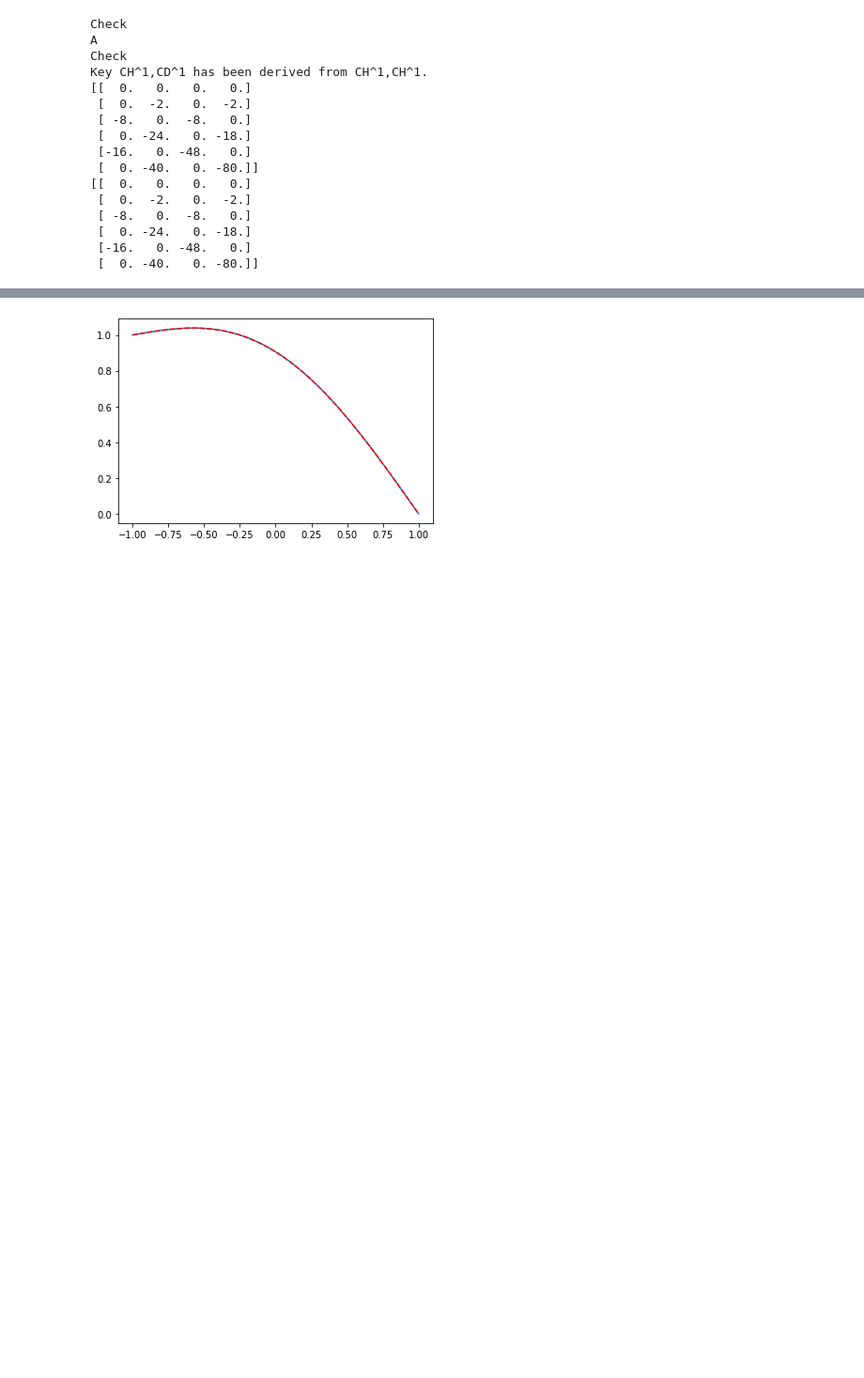
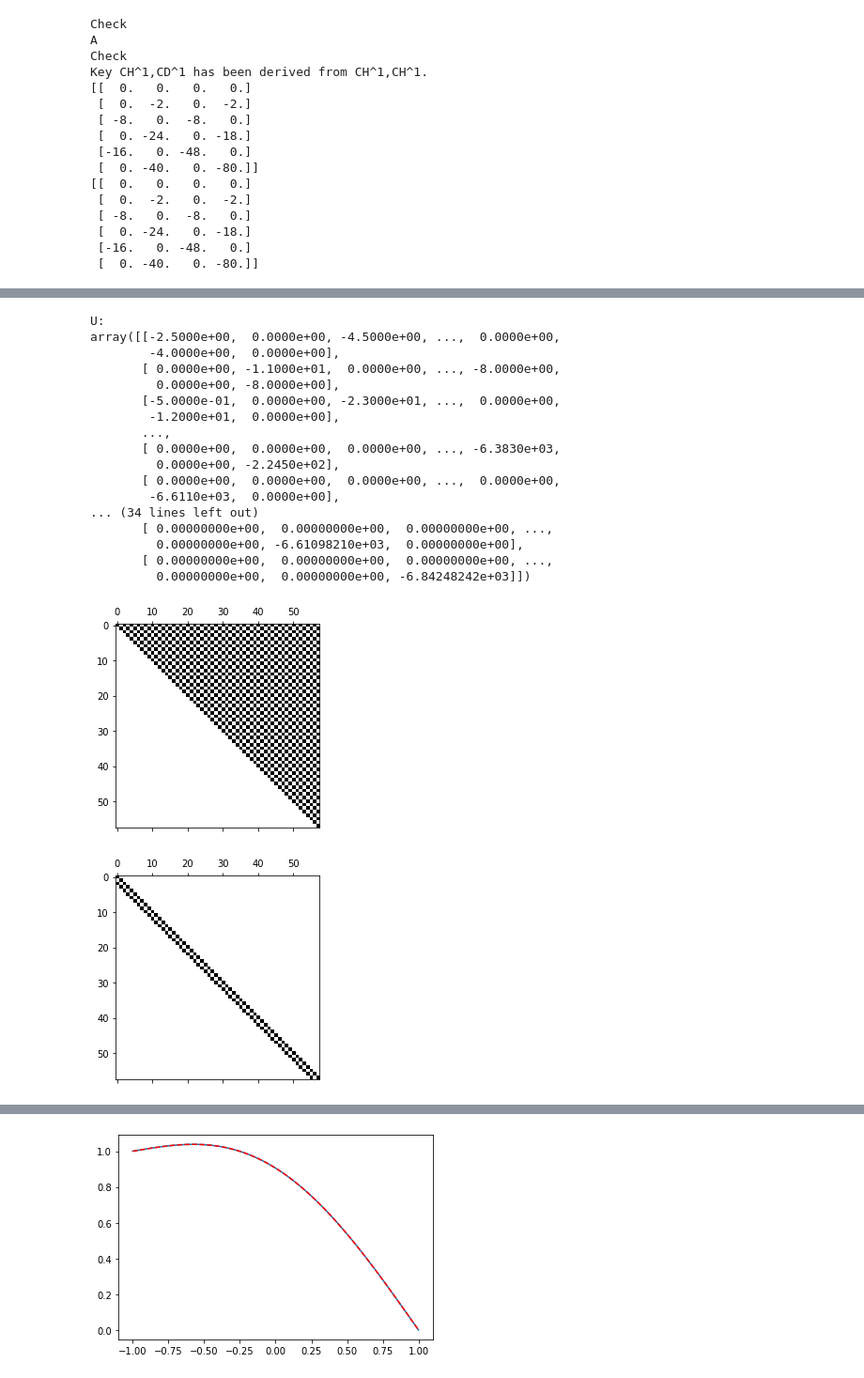
Before and after one commit to preiter93/pypde, a Jupyter notebook: Untitled.ipynb, the cells around one changed output, grey strips where cells are left out. Shown: that part at 94% size. Drawn from its saved outputs; the diff is of its cells as text; code cells hidden in the pictures; blank space fills up the shorter version.

```diff
--- a/Untitled.ipynb
+++ b/Untitled.ipynb
@@ -111,3 +129,48 @@ Key CD^0,CD^0 exists. Use lookup value.
+# %%
+import pprint
+import scipy
+import scipy.linalg
+
+A = D+I
+P, L, U = scipy.linalg.lu(A)
+
+print ("U:")
+pprint.pprint(A)
+
+print ("P:")
+pprint.pprint(P)
+
+print ("L:")
+pprint.pprint(L)
+
+print ("U:")
+pprint.pprint(U)
+
+plt.spy(U)
+plt.show()
+
+plt.spy(L)
+plt.show()
+# %% [output]
+U:
+array([[-2.5000e+00,  0.0000e+00, -4.5000e+00, ...,  0.0000e+00,
+        -4.0000e+00,  0.0000e+00],
+       [ 0.0000e+00, -1.1000e+01,  0.0000e+00, ..., -8.0000e+00,
+         0.0000e+00, -8.0000e+00],
+       [-5.0000e-01,  0.0000e+00, -2.3000e+01, ...,  0.0000e+00,
+        -1.2000e+01,  0.0000e+00],
+       ...,
+       [ 0.0000e+00,  0.0000e+00,  0.0000e+00, ..., -6.3830e+03,
+         0.0000e+00, -2.2450e+02],
+       [ 0.0000e+00,  0.0000e+00,  0.0000e+00, ...,  0.0000e+00,
+        -6.6110e+03,  0.0000e+00],
+... (34 lines left out)
+       [ 0.00000000e+00,  0.00000000e+00,  0.00000000e+00, ...,
+         0.00000000e+00, -6.61098210e+03,  0.00000000e+00],
+       [ 0.00000000e+00,  0.00000000e+00,  0.00000000e+00, ...,
+         0.00000000e+00,  0.00000000e+00, -6.84248242e+03]])
+[figure, added]
+[figure, added]
 # %%
 %%time
 fhat = CD.forward_fft(rhs)[sl]
```
Also changed, not shown: parts of 2 cells of this notebook, 4 other files.
